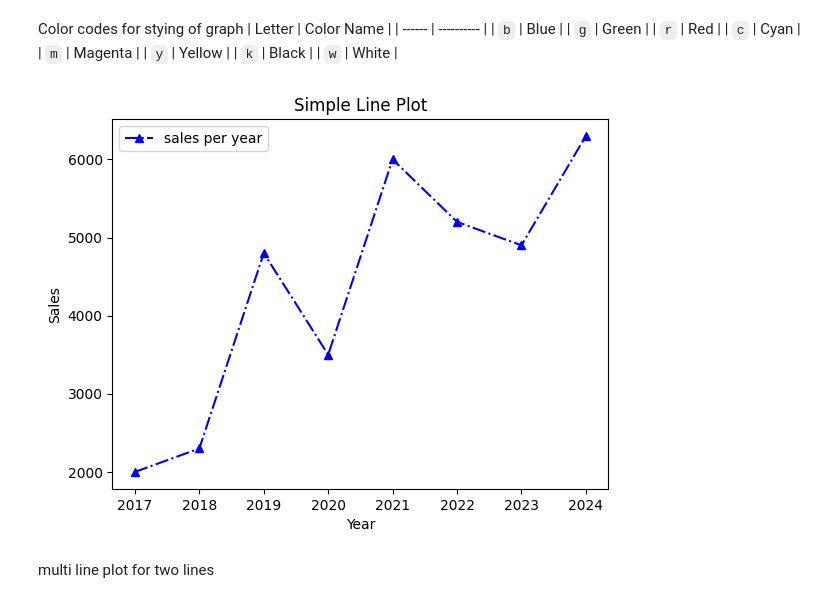
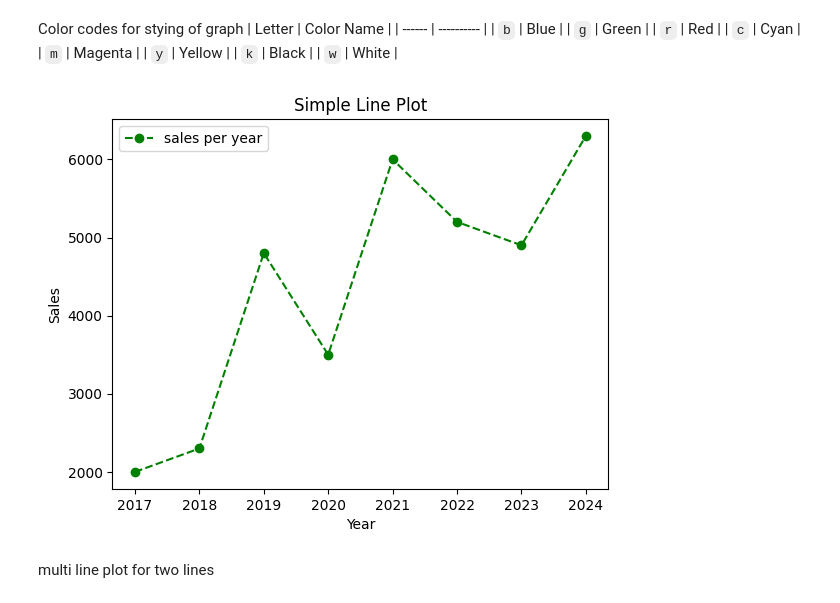
Before and after one commit to Ramesh-Bojanapu-1011/ai_python_practice, a Jupyter notebook: matlab_practice/practice2.ipynb, the cells around one changed output. Cells and saved outputs as stored; diff of their text form; code cells hidden in the pictures.

```diff
--- a/matlab_practice/practice2.ipynb
+++ b/matlab_practice/practice2.ipynb
@@ -82,18 +82,19 @@ Color codes for stying of graph
 # %%
 df.plot(
     "Year",
     "Sales",
     kind="line",
     title="Simple Line Plot",
     label="sales per year",
-    style="b-.^",  # 'color:line_style:marker'
+    style="g--o",  # 'color:line_style:marker'
+    # style examples: 'g--o', 'r:D', 'b-.^', 'k:x', 'm-.*'
 )
 
 plt.xlabel("Year")
 plt.ylabel("Sales")
 plt.show()
 # %% [output]
-[figure, old version]
+[figure, new version]
 # %% [markdown]
 multi line plot for two lines
 # %%
```
Also changed, not shown: parts of 1 cell of this notebook, 1 other file.
